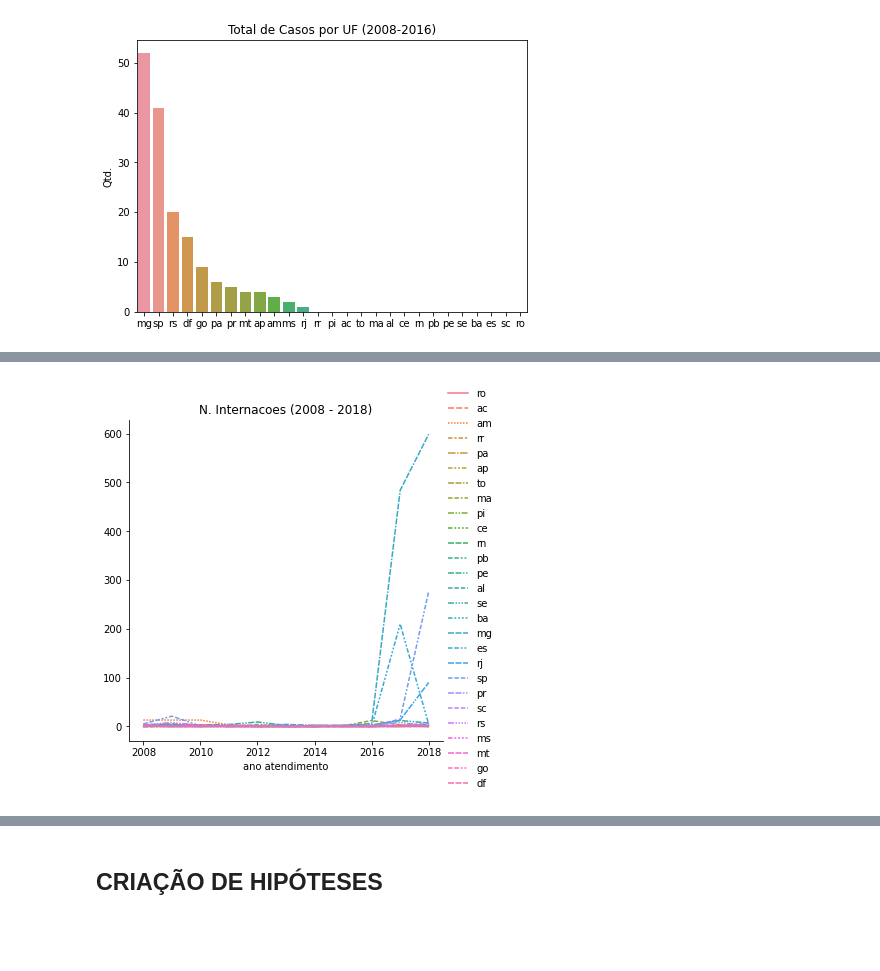
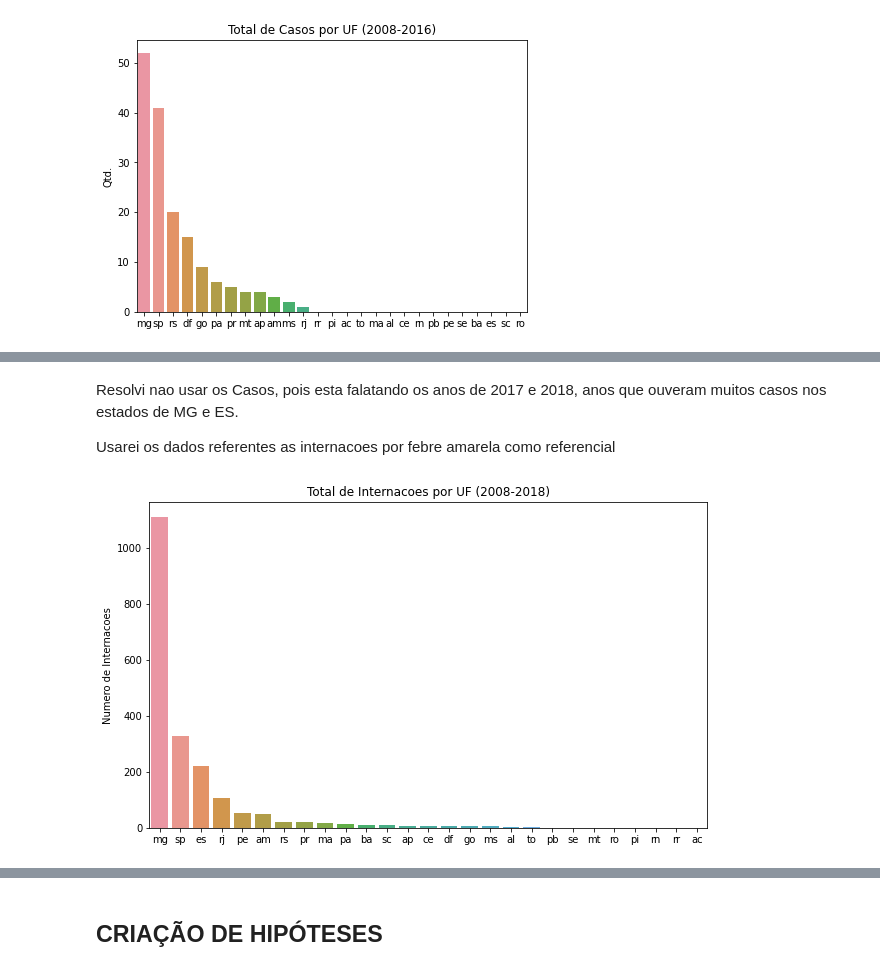
Before and after one commit to itsGab/ds_febre_amarela, a Jupyter notebook: nb-projeto/projeto_modulo2_rascunho.ipynb, the cells around one changed output, grey strips where cells are left out. Drawn from its saved outputs; the diff is of its cells as text; code cells hidden in the pictures; blank space fills up the shorter version.

```diff
--- a/nb-projeto/projeto_modulo2_rascunho.ipynb
+++ b/nb-projeto/projeto_modulo2_rascunho.ipynb
@@ -266,6 +254,13 @@ plt.show()
-# %%
-sns.relplot(kind='line', data=inter_atend)
-plt.title('N. Internacoes (2008 - 2018)')
-plt.show()
-# %% [output]
-[figure, removed]
+# %% [markdown]
+Resolvi nao usar os Casos, pois esta falatando os anos de 2017 e 2018, anos que ouveram muitos casos nos estados de MG e ES.
+
+Usarei os dados referentes as internacoes por febre amarela como referencial
+# %%
+inter_orden_uf = inter_atend.sum().sort_values(ascending=False)
+plt.figure(figsize=(10,6))
+sns.barplot(y=inter_orden_uf.values, x=inter_orden_uf.index)
+plt.title('Total de Internacoes por UF (2008-2018)')
+plt.ylabel('Numero de Internacoes')
+plt.show()
+# %% [output]
+[figure, added]
```
Also changed, not shown: parts of 12 cells of this notebook.
